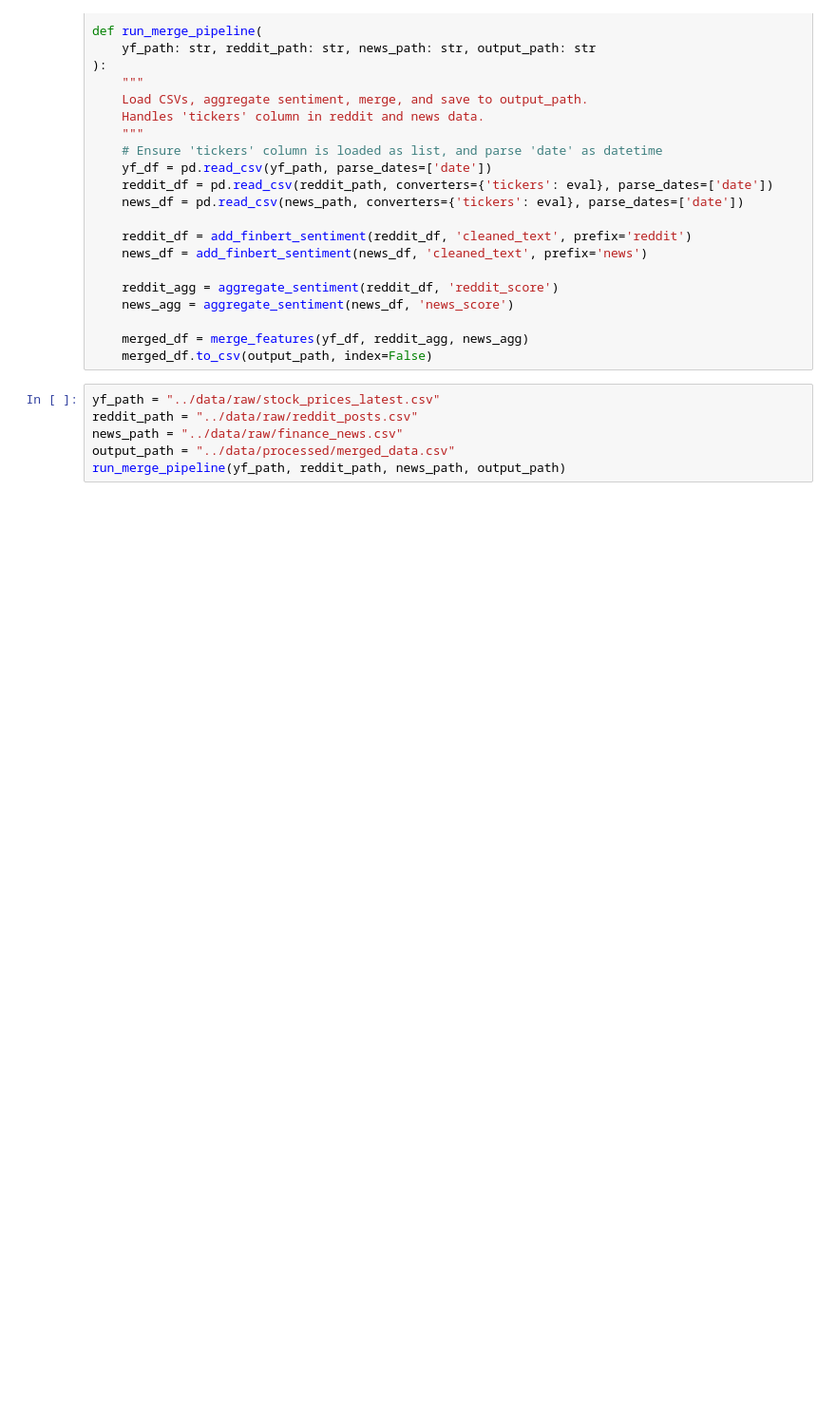
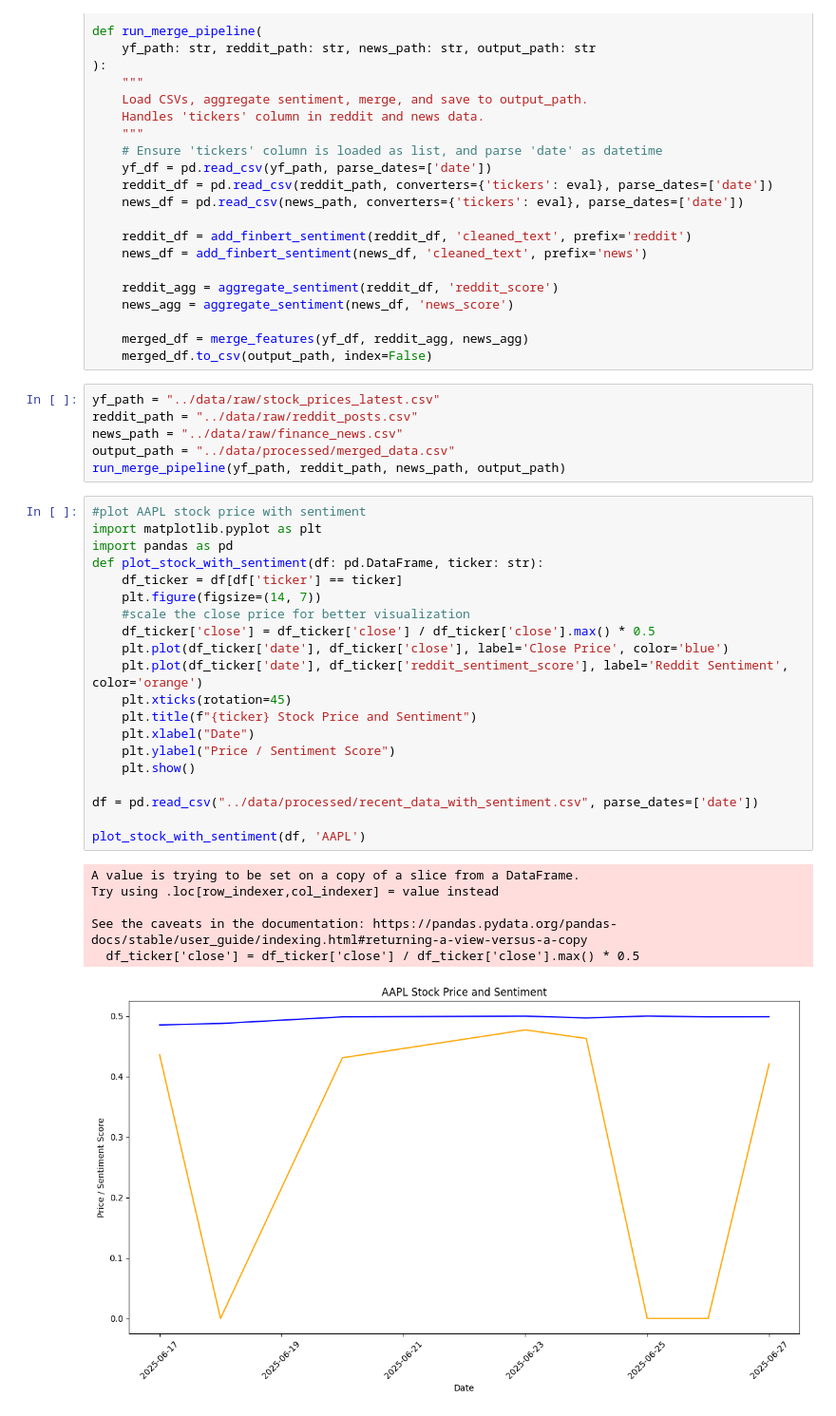
Before and after one commit to oindreelabh/online-portfolio-optimization, a Jupyter notebook: notebooks/02_sentiment_analysis.ipynb, the cells around one changed output. Shown at 95% size. Drawn from its saved outputs; the diff is of its cells as text; blank space fills up the shorter version.

```diff
--- a/notebooks/02_sentiment_analysis.ipynb
+++ b/notebooks/02_sentiment_analysis.ipynb
@@ -416,3 +416,30 @@ reddit_path = "../data/raw/reddit_posts.csv"
 news_path = "../data/raw/finance_news.csv"
 output_path = "../data/processed/merged_data.csv"
 run_merge_pipeline(yf_path, reddit_path, news_path, output_path)
+# %%
+#plot AAPL stock price with sentiment
+import matplotlib.pyplot as plt
+import pandas as pd
+def plot_stock_with_sentiment(df: pd.DataFrame, ticker: str):
+    df_ticker = df[df['ticker'] == ticker]
+    plt.figure(figsize=(14, 7))
+    #scale the close price for better visualization
+    df_ticker['close'] = df_ticker['close'] / df_ticker['close'].max() * 0.5
+    plt.plot(df_ticker['date'], df_ticker['close'], label='Close Price', color='blue')
+    plt.plot(df_ticker['date'], df_ticker['reddit_sentiment_score'], label='Reddit Sentiment', color='orange')
+    plt.xticks(rotation=45)
+    plt.title(f"{ticker} Stock Price and Sentiment")
+    plt.xlabel("Date")
+    plt.ylabel("Price / Sentiment Score")
+    plt.show()
+
+df = pd.read_csv("../data/processed/recent_data_with_sentiment.csv", parse_dates=['date'])
+
+plot_stock_with_sentiment(df, 'AAPL')
+# %% [output]
+A value is trying to be set on a copy of a slice from a DataFrame.
+Try using .loc[row_indexer,col_indexer] = value instead
+
+See the caveats in the documentation: https://pandas.pydata.org/pandas-docs/stable/user_guide/indexing.html#returning-a-view-versus-a-copy
+  df_ticker['close'] = df_ticker['close'] / df_ticker['close'].max() * 0.5
+[figure, added]
```
Also changed, not shown: 12 other files.
